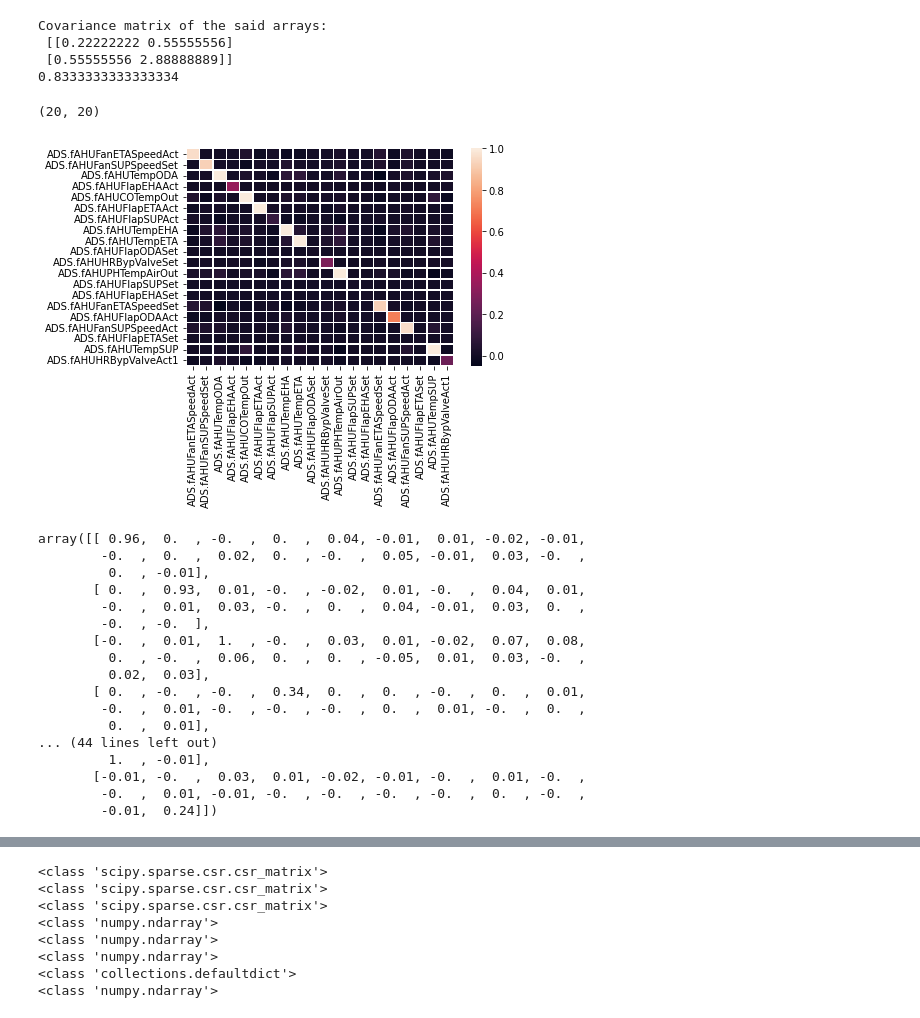
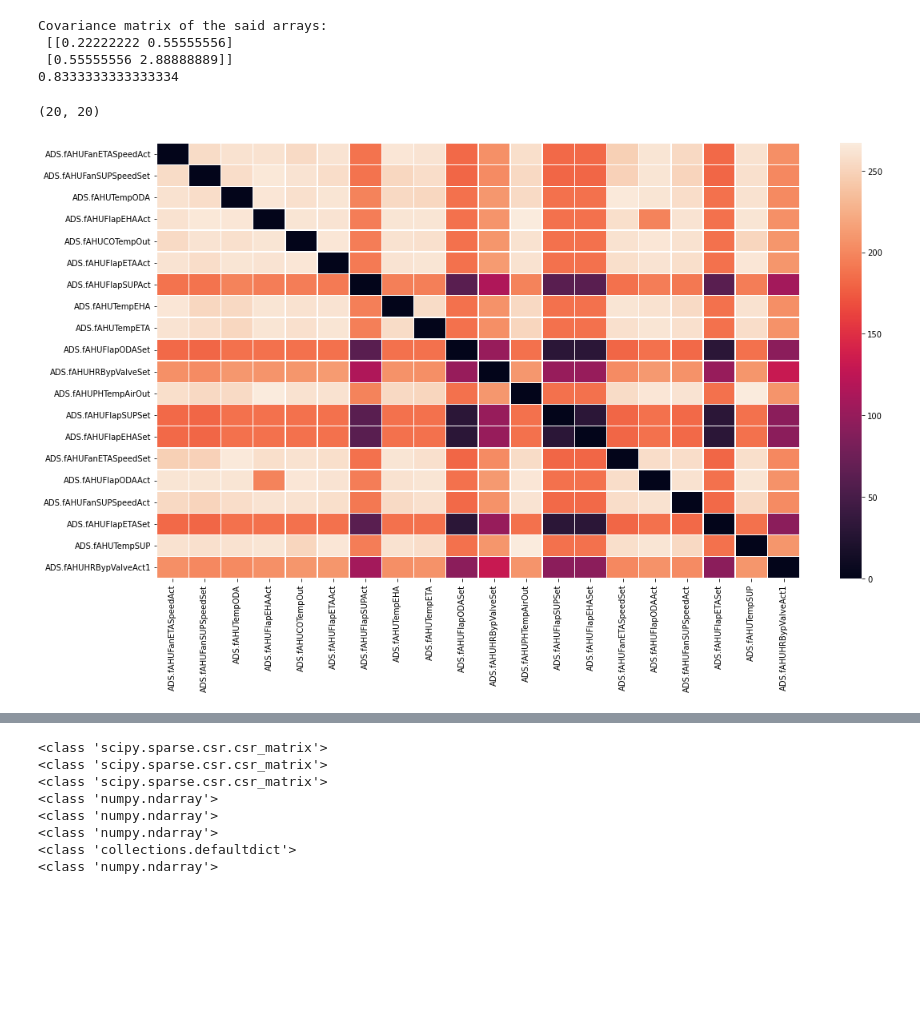
Before and after one commit to vaibhavswaminathan/masters-thesis, a Jupyter notebook: Code/format_csv_data.ipynb, the cells around one changed output, grey strips where cells are left out. Drawn from its saved outputs; the diff is of its cells as text; code cells hidden in the pictures; blank space fills up the shorter version.

```diff
--- a/Code/format_csv_data.ipynb
+++ b/Code/format_csv_data.ipynb
@@ -505,6 +505,8 @@ Covariance matrix of the said arrays:
  [0.55555556 2.88888889]]
 0.8333333333333334
 # %%
+import matplotlib.pyplot as plt
+
 eucs = np.empty([len(classes), len(classes)])
 xaxislabels = []
 yaxislabels = []
@@ -516,57 +518,38 @@ for i_idx in range(len(classes)):
         two_idx = np.asarray(Y == classes[j_idx]).nonzero()[0]
         allvals_1 = []
         allvals_2 = []
 
         # for lidx in one_idx:
         #     for ridx in two_idx:
         #         dist = np.linalg.norm(X[lidx] - X[ridx])
         #         temp_dist.append(dist)
         # temp_avg = np.mean(temp_dist)
         for lidx in one_idx:
             allvals_1.extend(X[lidx].tolist())
         for ridx in two_idx:
             allvals_2.extend(X[ridx].tolist())
         allvals_1 = np.asarray(allvals_1)
         allvals_2 = np.asarray(allvals_2)
         # norm1 = np.linalg.norm(allvals_1)
         # norm2 = np.linalg.norm(allvals_2)
         # dist = np.linalg.norm((allvals_1/norm1) - (allvals_2/norm2))
         dist = np.linalg.norm(allvals_1 - allvals_2)
-        covar = np.cov(allvals_1,allvals_2)[0][1]
+        # covar = np.cov(allvals_1,allvals_2)[0][1]
         # dist = 0.5*((np.linalg.norm((allvals_1-np.mean(allvals_1))-(allvals_2-np.mean(allvals_2)))**2) / (np.linalg.norm(allvals_1-np.mean(allvals_1))**2+np.linalg.norm(allvals_2-np.mean(allvals_2))**2))
 
-        eucs[i_idx, j_idx] = covar
-        eucs[j_idx, i_idx] = covar
+        eucs[i_idx, j_idx] = dist
+        eucs[j_idx, i_idx] = dist
 
 eucs = np.round(eucs, decimals=2)
 print(eucs.shape)
 
 import seaborn as sns
 hmap_labels = [s.replace('ADSInternalValuesMirror','') for s in classes]
+fig = plt.figure(figsize=(18, 10))
 ax = sns.heatmap(eucs, linewidth=0.5, xticklabels=hmap_labels, yticklabels=hmap_labels)
 # %% [output]
 (20, 20)
-[figure, old version]
+[figure, new version]
-# %%
-eucs
-# %% [output]
-array([[ 0.96,  0.  , -0.  ,  0.  ,  0.04, -0.01,  0.01, -0.02, -0.01,
-        -0.  ,  0.  ,  0.02,  0.  , -0.  ,  0.05, -0.01,  0.03, -0.  ,
-         0.  , -0.01],
-       [ 0.  ,  0.93,  0.01, -0.  , -0.02,  0.01, -0.  ,  0.04,  0.01,
-        -0.  ,  0.01,  0.03, -0.  ,  0.  ,  0.04, -0.01,  0.03,  0.  ,
-        -0.  , -0.  ],
-       [-0.  ,  0.01,  1.  , -0.  ,  0.03,  0.01, -0.02,  0.07,  0.08,
-         0.  , -0.  ,  0.06,  0.  ,  0.  , -0.05,  0.01,  0.03, -0.  ,
-         0.02,  0.03],
-       [ 0.  , -0.  , -0.  ,  0.34,  0.  ,  0.  , -0.  ,  0.  ,  0.01,
-        -0.  ,  0.01, -0.  , -0.  , -0.  ,  0.  ,  0.01, -0.  ,  0.  ,
-         0.  ,  0.01],
-... (44 lines left out)
-         1.  , -0.01],
-       [-0.01, -0.  ,  0.03,  0.01, -0.02, -0.01, -0.  ,  0.01, -0.  ,
-        -0.  ,  0.01, -0.01, -0.  , -0.  , -0.  , -0.  ,  0.  , -0.  ,
-        -0.01,  0.24]])
 # %%
 # Display DTW/graph edges matrix
 
```
Also changed, not shown: parts of 2 cells of this notebook, 49 other files.
